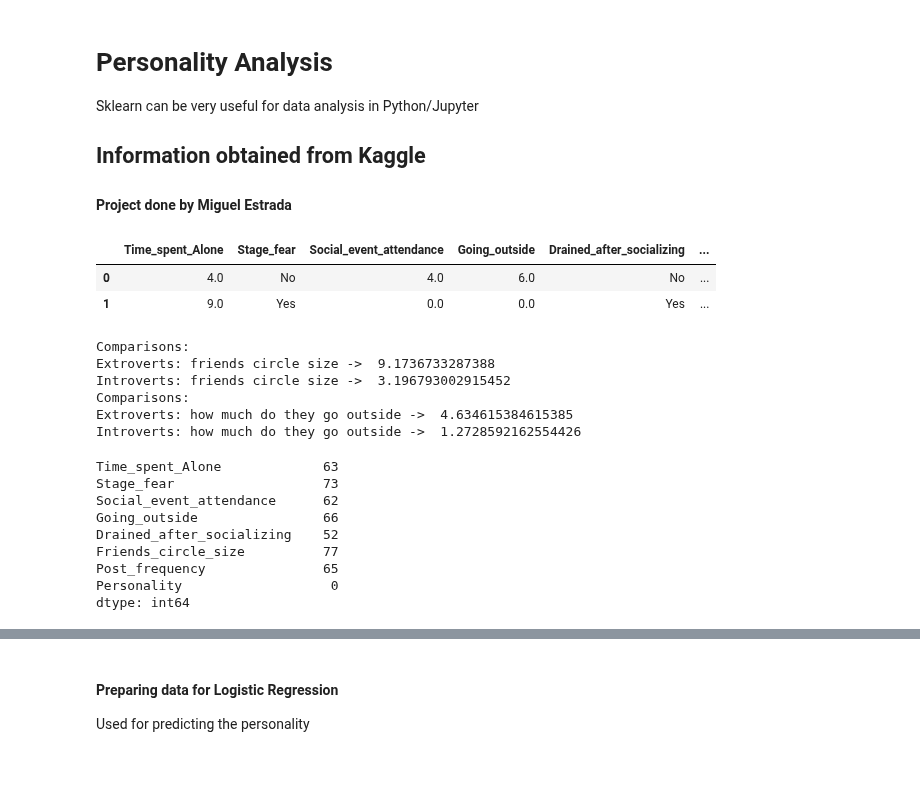
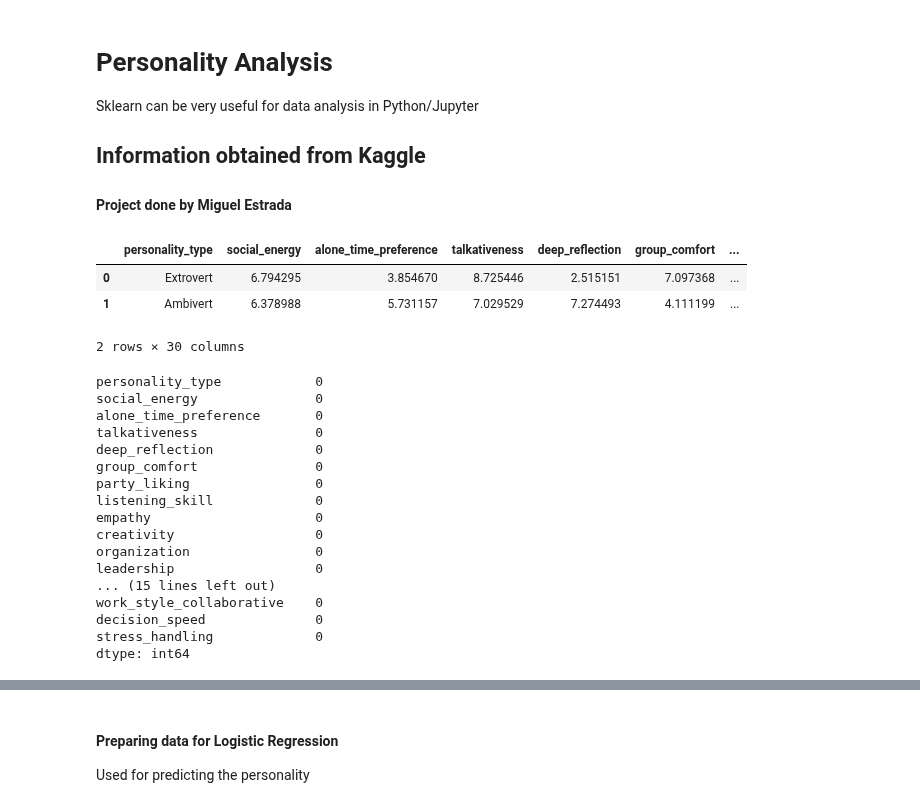
Before and after one commit to miguelestradam3/logistic_regression_with_smote, a Jupyter notebook: main.ipynb, the cells around one changed output, grey strips where cells are left out. Saved outputs shown, nothing was run; the diff lists cells and outputs as text; code cells hidden in the pictures; blank space fills up the shorter version.

```diff
--- a/main.ipynb
+++ b/main.ipynb
@@ -19,37 +23,29 @@ import numpy as np
 # %%
 #Importing the data
-data_personality = pd.read_csv('personality_dataset.csv')
+data_personality = pd.read_csv('personality_synthetic_dataset.csv')
 data_personality.head(2)
 # %% [output]
-|  | Time_spent_Alone | Stage_fear | Social_event_attendance | Going_outside | Drained_after_socializing | ... |
-| 0 | 4.0 | No | 4.0 | 6.0 | No | ... |
-| 1 | 9.0 | Yes | 0.0 | 0.0 | Yes | ... |
+|  | personality_type | social_energy | alone_time_preference | talkativeness | deep_reflection | group_comfort | ... |
+| 0 | Extrovert | 6.794295 | 3.854670 | 8.725446 | 2.515151 | 7.097368 | ... |
+| 1 | Ambivert | 6.378988 | 5.731157 | 7.029529 | 7.274493 | 4.111199 | ... |
+2 rows × 30 columns
-# %%
-extrovert_people = data_personality[data_personality['Personality'] == 'Extrovert']
-introvert_people = data_personality[data_personality['Personality'] == 'Introvert']
-
-print("Comparisons:")
-print("Extroverts: friends circle size -> ", extrovert_people['Friends_circle_size'].mean())
-print("Introverts: friends circle size -> ", introvert_people['Friends_circle_size'].mean())
-print("Comparisons:")
-print("Extroverts: how much do they go outside -> ", extrovert_people['Going_outside'].mean())
-print("Introverts: how much do they go outside -> ", introvert_people['Going_outside'].mean())
-# %% [output]
-Comparisons:
-Extroverts: friends circle size ->  9.1736733287388
-Introverts: friends circle size ->  3.196793002915452
-Comparisons:
-Extroverts: how much do they go outside ->  4.634615384615385
-Introverts: how much do they go outside ->  1.2728592162554426
 # %%
 data_personality.isna().sum()
 # %% [output]
-Time_spent_Alone             63
-Stage_fear                   73
-Social_event_attendance      62
-Going_outside                66
-Drained_after_socializing    52
-Friends_circle_size          77
-Post_frequency               65
-Personality                   0
+personality_type            0
+social_energy               0
+alone_time_preference       0
+talkativeness               0
+deep_reflection             0
+group_comfort               0
+party_liking                0
+listening_skill             0
+empathy                     0
+creativity                  0
+organization                0
+leadership                  0
+... (15 lines left out)
+work_style_collaborative    0
+decision_speed              0
+stress_handling             0
 dtype: int64
```
Also changed, not shown: parts of 29 cells of this notebook, 2 other files.
